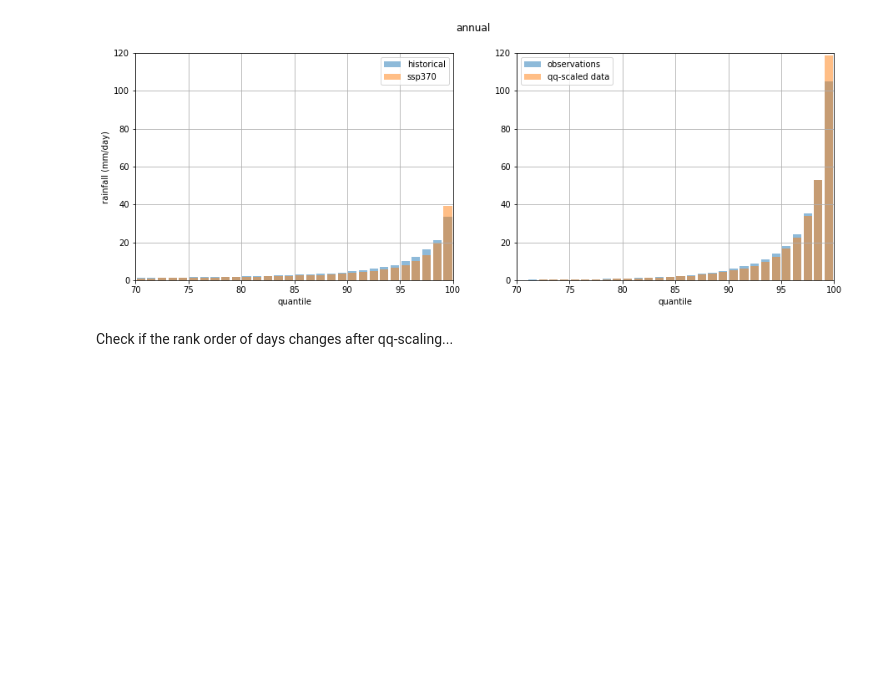
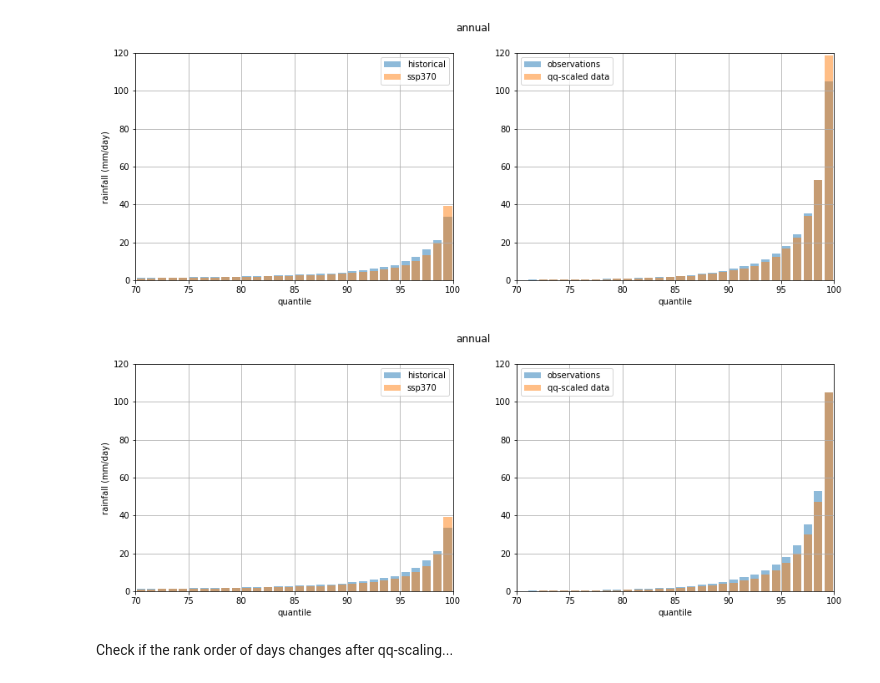
Before and after one commit to AusClimateService/qqscale, a Jupyter notebook: example_validation/pr-qdc-multiplicative-monthly-ssr-infileq_day_AGCD-ACCESS-ESM1-5_ssp370_r1i1p1f1_20350101-20641231-townsville.ipynb, the cells around one changed output. Drawn from its saved outputs; the diff is of its cells as text; code cells hidden in the pictures; blank space fills up the shorter version.

```diff
--- a/example_validation/pr-qdc-multiplicative-monthly-ssr-infileq_day_AGCD-ACCESS-ESM1-5_ssp370_r1i1p1f1_20350101-20641231-townsville.ipynb
+++ b/example_validation/pr-qdc-multiplicative-monthly-ssr-infileq_day_AGCD-ACCESS-ESM1-5_ssp370_r1i1p1f1_20350101-20641231-townsville.ipynb
@@ -226,3 +224,7 @@ da_qq = ds_qq[target_var].sel(point_selection, method='nearest')
+# %%
+ds_qq_mean_match = xr.open_dataset(qq_mean_match_file)
+# %%
+da_qq_mean_match = ds_qq_mean_match[target_var].sel(point_selection, method='nearest')
 # %%
 lat_min_qq = ds_qq['lat'].values.min()
 lat_max_qq = ds_qq['lat'].values.max()
@@ -907,8 +1008,11 @@ target_q_annual = target_q_annual.compute()
 # %%
 qq_q_annual = utils.get_quantiles(da_qq, ds_adjust['quantiles'].data, timescale='annual')
 qq_q_annual = qq_q_annual.compute()
+# %%
+qq_q_mean_match_annual = utils.get_quantiles(da_qq_mean_match, ds_adjust['quantiles'].data, timescale='annual')
+qq_q_mean_match_annual = qq_q_mean_match_annual.compute()
 # %%
-def plot_quantile_comparison(month):
+def plot_quantile_comparison(month, mean_match=False):
     """Plot quantile comparison.
 
     month can be 'annual' or an integer month
@@ -922,7 +1026,10 @@ def plot_quantile_comparison(month):
     if month == 'annual':
         title = 'annual'
         obs_data = target_q_annual.values
-        qq_data = qq_q_annual.values
+        if mean_match:
+            qq_data = qq_q_mean_match_annual.values
+        else:
+            qq_data = qq_q_annual.values
         hist_data = hist_q_annual.values
         future_data = ref_q_annual.values
         quantiles = target_q_annual['quantiles'].data * 100
@@ -959,6 +1066,10 @@ def plot_quantile_comparison(month):
 plot_quantile_comparison('annual')
 # %% [output]
 [figure]
+# %%
+plot_quantile_comparison('annual', mean_match=True)
+# %% [output]
+[figure, added]
 # %%
 #ds_target_ssr = utils.read_data(
 #    '/g/data/wp00/users/dbi599/test_space/precip-total-ssr_AGCD-CSIRO_r005_19900101-20191231_daily.nc',
```
Also changed, not shown: parts of 24 cells of this notebook, 2 other files.
